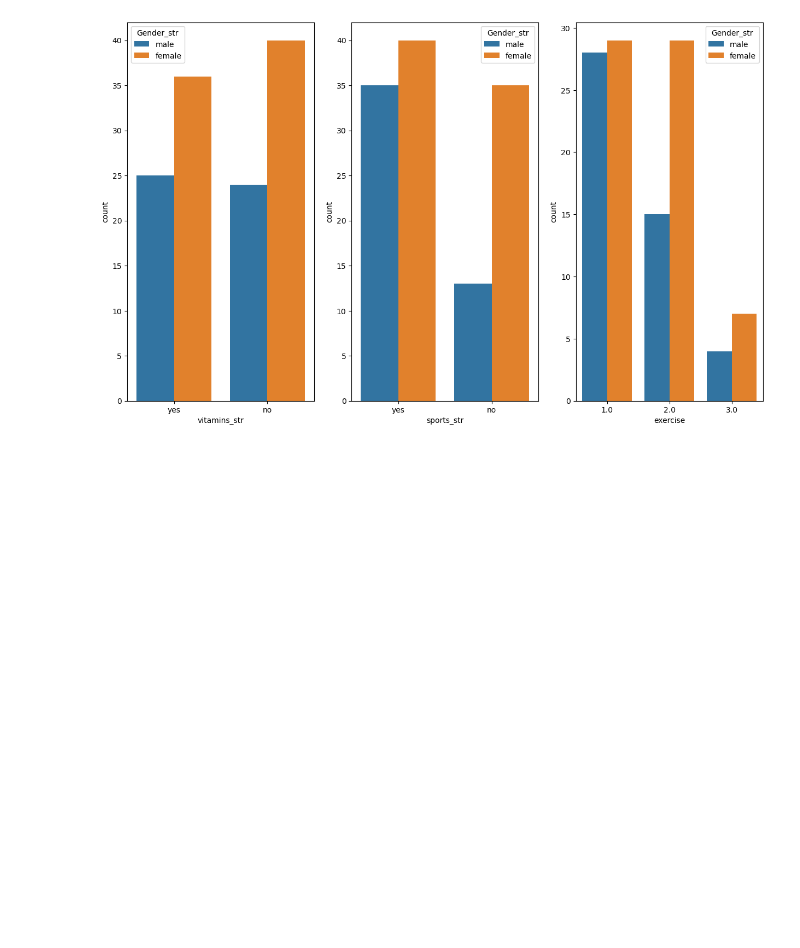
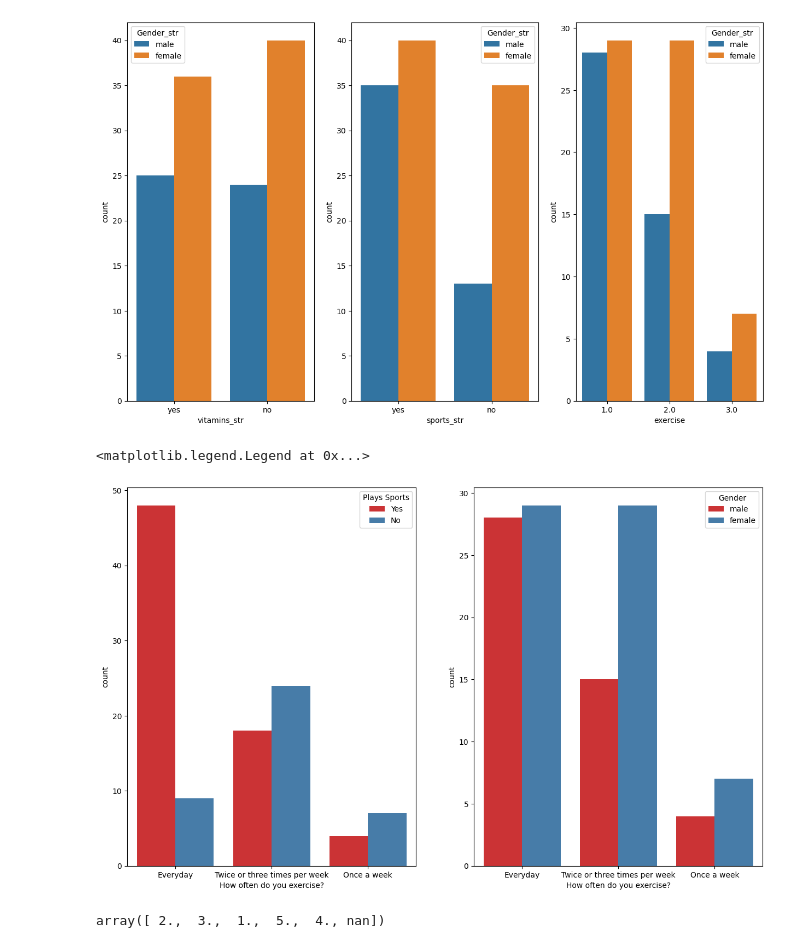
Before and after one commit to MattBlack9/stat386_project, a Jupyter notebook: jensen_code.ipynb, the cells around one changed output. Drawn from its saved outputs; the diff is of its cells as text; code cells hidden in the pictures; blank space fills up the shorter version.

```diff
--- a/jensen_code.ipynb
+++ b/jensen_code.ipynb
@@ -219,3 +216,64 @@ sns.countplot(data=food, x=food["exercise"], hue=food["Gender_str"])
 # %% [output]
 <Axes: xlabel='exercise', ylabel='count'>
 [figure]
+# %%
+
+# 22) exercise – how often do you exercise in a regular week?
+# 1 - Everyday
+# 2 - Twice or three times per week
+# 3 - Once a week
+# 4 - Sometimes
+# 5 – Never
+
+exercise_mapping = {
+    1: "Everyday",
+    2: "Twice or three times per week",
+    3: "Once a week",
+    4: "Sometimes",
+    5: "Never"
+}
+
+food2 = food.copy()
+# Map the values in the 'exercise' column
+food2["exercise"] = food["exercise"].map(exercise_mapping)
+food2["exercise"]
+
+cf.binary_to_string(dataset=food2,column_name="sports",string_one="Yes",string_two="No")
+
+sns.set_palette("Set1")
+
+fig, axes = plt.subplots(1, 2, figsize = (15, 9))
+
+sns.countplot(data=food2, x=food2["exercise"], hue=food2["sports_str"],ax=axes[0])
+axes[0].set_xlabel("How often do you exercise?")
+axes[0].legend(title="Plays Sports")
+
+sns.countplot(data=food2, x=food2["exercise"], hue=food2["Gender_str"],ax=axes[1])
+axes[1].set_xlabel("How often do you exercise?")
+axes[1].legend(title="Gender")
+# %% [output]
+<matplotlib.legend.Legend at 0x...>
+[figure, added]
+# %%
+df = pd.read_csv("food_cleaned.csv")
+
+cf.binary_to_string(dataset=df,column_name="Gender",string_one='Female',string_two="Male")
+cf.binary_to_string(dataset=df,column_name="sports",string_one='Yes',string_two="No")
+
+filtered_df = df[df["letter_grade_average"].isin(["A", "B", "C"])]
+
+filtered_df["cook"].unique()
+# plt.figure(figsize=(10, 6))
+# sns.boxplot(x='sports_str', y='weight', data=filtered_df, hue="letter_grade_average")
+# plt.title('Boxplot of Weight with Sports')
+# plt.xlabel('Do You Play Sports')
+# plt.ylabel('Weight')
+
+
+# plt.figure(figsize=(10, 6))
+# sns.boxplot(x='eating_out', y='weight', data=df, hue="Gender")
+# plt.title('Boxplot of Weight with Sports')
+# plt.xlabel('Do You Play Sports')
+# plt.ylabel('Weight')
+# %% [output]
+array([ 2.,  3.,  1.,  5.,  4., nan])
```
Also changed, not shown: parts of 6 cells of this notebook, 12 other files.
